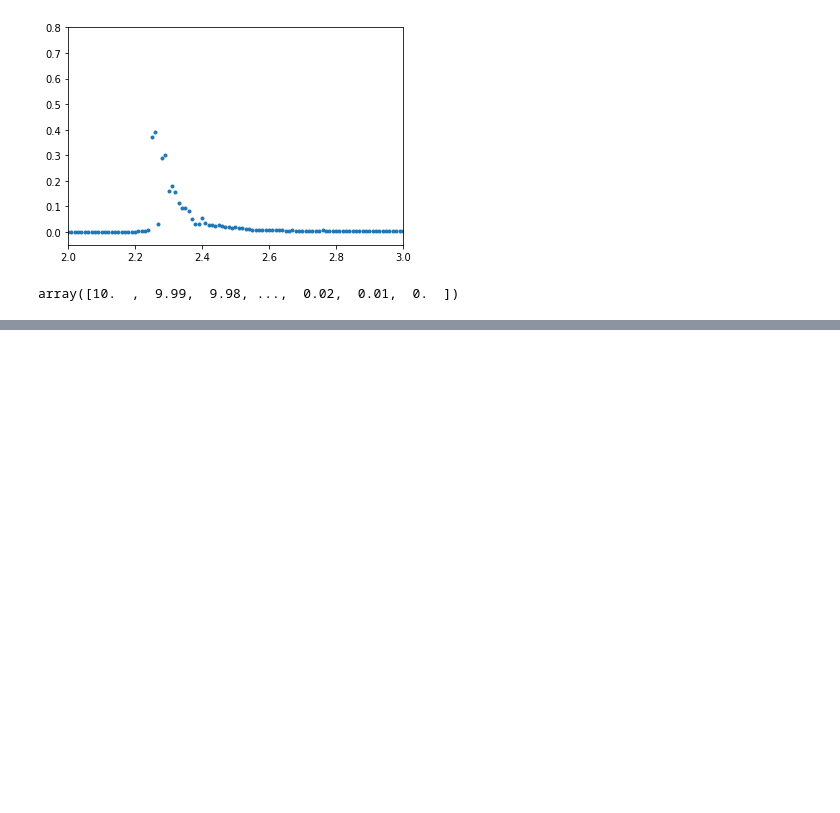
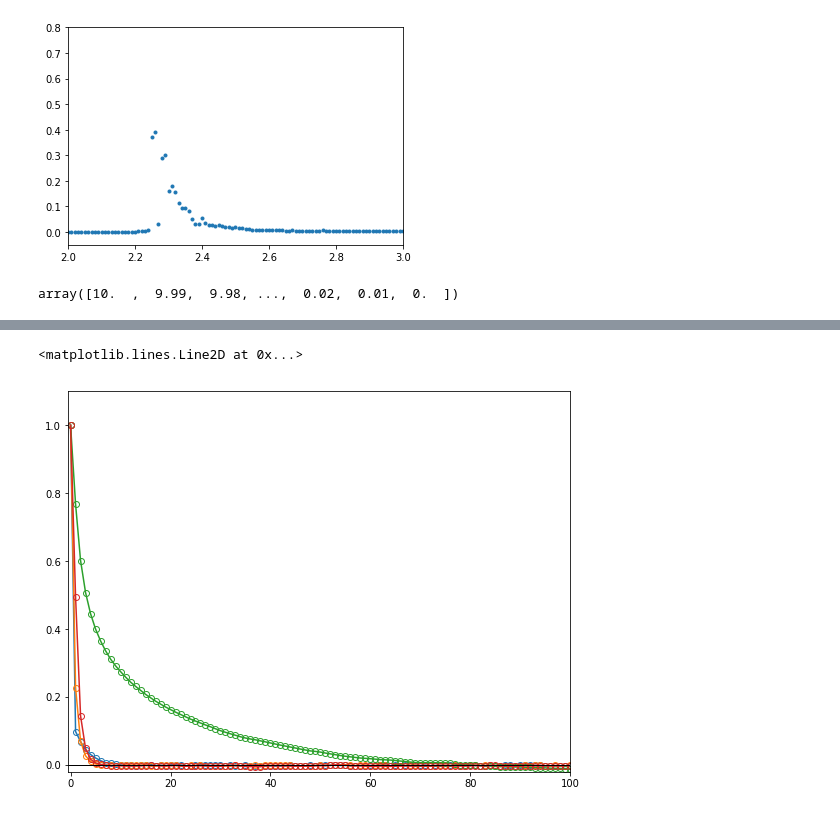
Before and after one commit to Igna11/TP2-Computacional-Ising, a Jupyter notebook: TP2 - Montecarlo - Ising 2D .ipynb, the cells around one changed output, grey strips where cells are left out. Drawn from its saved outputs; the diff is of its cells as text; code cells hidden in the pictures; blank space fills up the shorter version.

```diff
--- a/TP2 - Montecarlo - Ising 2D .ipynb
+++ b/TP2 - Montecarlo - Ising 2D .ipynb
@@ -640,0 +752,10 @@ for i in range(20000):
+# %%
+plt.figure(figsize = (9,7))
+vector_I = np.arange(0,49,16)
+for i in vector_I:
+    plt.plot(Corr[i,:],'o-',fillstyle = "none")
+plt.axis([-.5,100,-.02,1.1])
+plt.axhline(0, color = "k", linewidth = 1)
+# %% [output]
+<matplotlib.lines.Line2D at 0x...>
+[figure, added]
```
Also changed, not shown: parts of 7 cells of this notebook.
